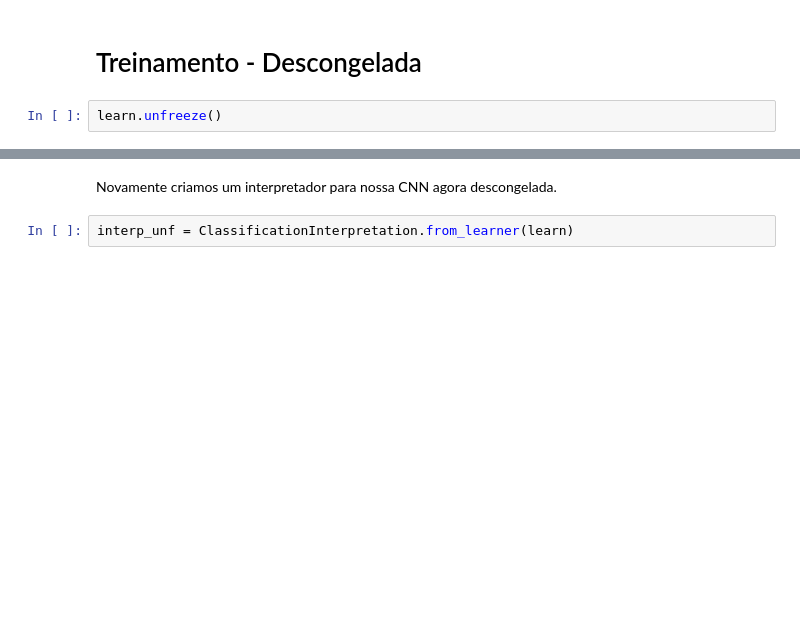
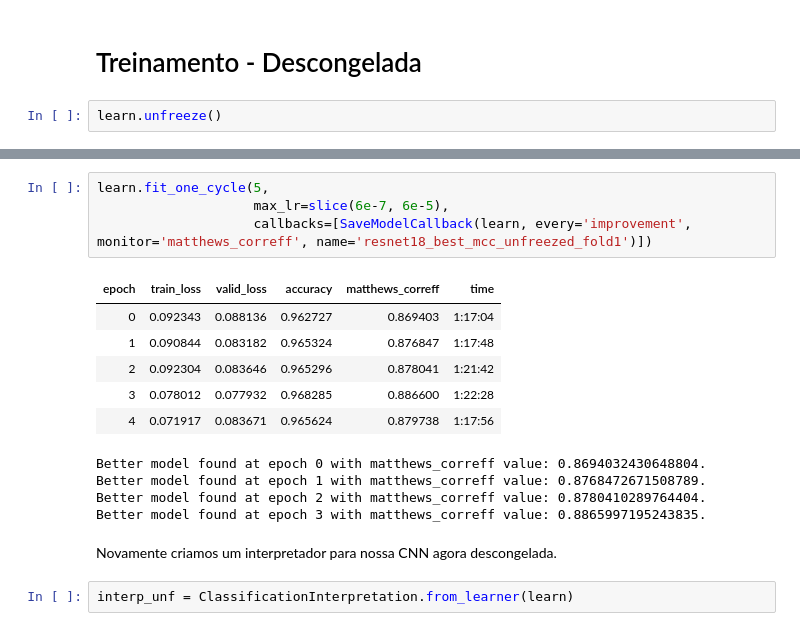
Before and after one commit to ChristianCFranca/unb-tg-deepfakerecognition, a Jupyter notebook: Treinamento Fastai.ipynb, the cells around one changed output, grey strips where cells are left out. Saved outputs shown, nothing was run; the diff lists cells and outputs as text; blank space fills up the shorter version.

```diff
--- a/Treinamento Fastai.ipynb
+++ b/Treinamento Fastai.ipynb
@@ -288,3 +317,18 @@ KeyboardInterrupt:
+# %%
+learn.fit_one_cycle(5,
+                    max_lr=slice(6e-7, 6e-5),
+                    callbacks=[SaveModelCallback(learn, every='improvement', monitor='matthews_correff', name='resnet18_best_mcc_unfreezed_fold1')])
+# %% [output]
+| epoch | train_loss | valid_loss | accuracy | matthews_correff | time |
+| 0 | 0.092343 | 0.088136 | 0.962727 | 0.869403 | 1:17:04 |
+| 1 | 0.090844 | 0.083182 | 0.965324 | 0.876847 | 1:17:48 |
+| 2 | 0.092304 | 0.083646 | 0.965296 | 0.878041 | 1:21:42 |
+| 3 | 0.078012 | 0.077932 | 0.968285 | 0.886600 | 1:22:28 |
+| 4 | 0.071917 | 0.083671 | 0.965624 | 0.879738 | 1:17:56 |
+Better model found at epoch 0 with matthews_correff value: 0.8694032430648804.
+Better model found at epoch 1 with matthews_correff value: 0.8768472671508789.
+Better model found at epoch 2 with matthews_correff value: 0.8780410289764404.
+Better model found at epoch 3 with matthews_correff value: 0.8865997195243835.
 # %% [markdown]
 Novamente criamos um interpretador para nossa CNN agora descongelada.
 # %%
```
Also changed, not shown: parts of 10 cells of this notebook, 15 other files.
